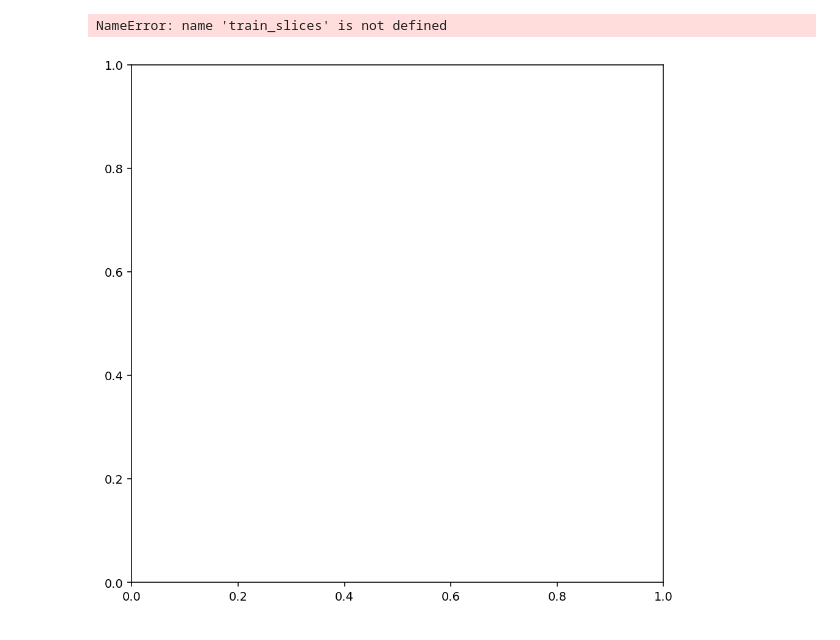
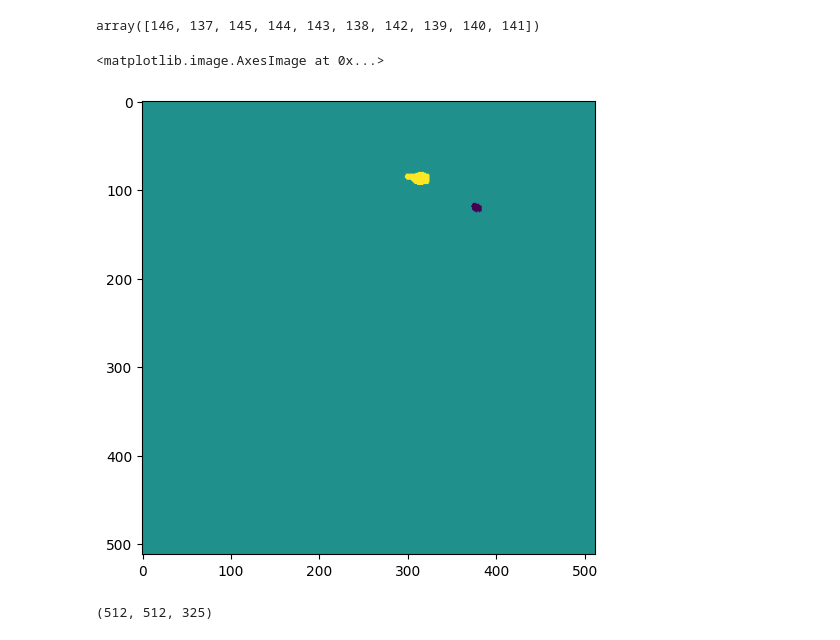
Before and after one commit to snme/fasterrib, a Jupyter notebook: data_exploration/explore_inference_results.ipynb, the cells around one changed output. Saved outputs shown, nothing was run; the diff lists cells and outputs as text; code cells hidden in the pictures.

```diff
--- a/data_exploration/explore_inference_results.ipynb
+++ b/data_exploration/explore_inference_results.ipynb
@@ -88,10 +129,19 @@ NameError: name 'train_slices' is not defined
-# %%
-fig, ax = plt.subplots(figsize = (8,8), dpi=140)
-ax.imshow(train_slices[20], cmap=plt.cm.gray)
-
-masked = np.ma.masked_where(label_slices[20] == 1, label_slices[10])
-ax.imshow(masked, cmap='jet', alpha=0.3)
-ax.set_axis_off()
-# %% [output]
-NameError: name 'train_slices' is not defined
-[figure, removed]
+# %%
+x = labels.clone()
+x[x <= 1] = 0
+x[x > 1] = 1
+frac_counts = x.sum(dim=(1,2))
+frac_counts.shape
+np.argsort(frac_counts.numpy())[-10:]
+# %% [output]
+array([146, 137, 145, 144, 143, 138, 142, 139, 140, 141])
+# %%
+plt.figure(figsize = (6,6), dpi=100)
+plt.imshow(labels.numpy()[141])
+# %% [output]
+<matplotlib.image.AxesImage at 0x...>
+[figure, added]
+# %%
+prediction.shape
+# %% [output]
+(512, 512, 325)
```
Also changed, not shown: parts of 37 cells of this notebook, 8 other files.
